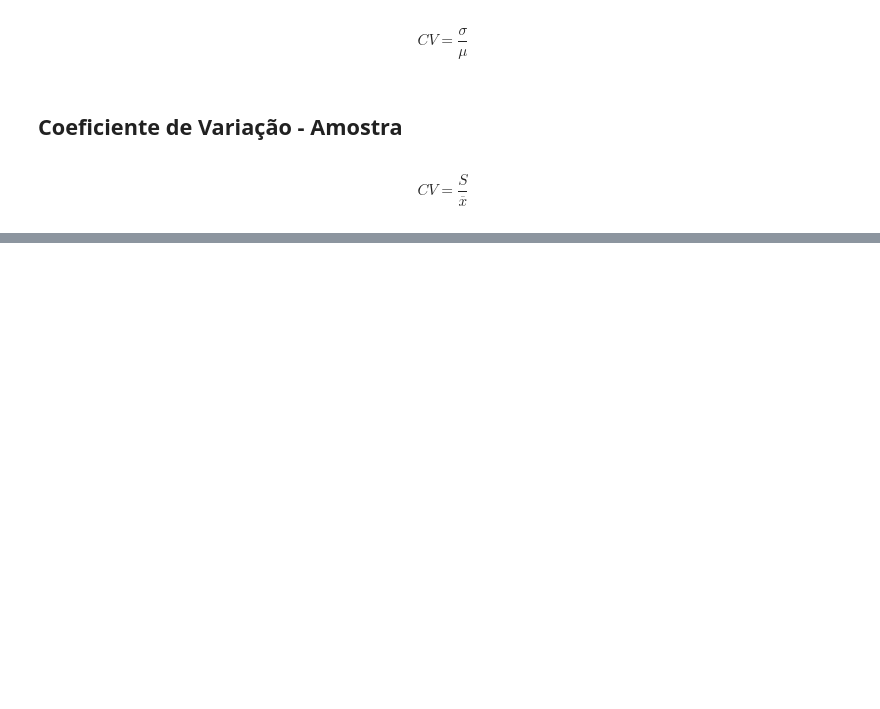
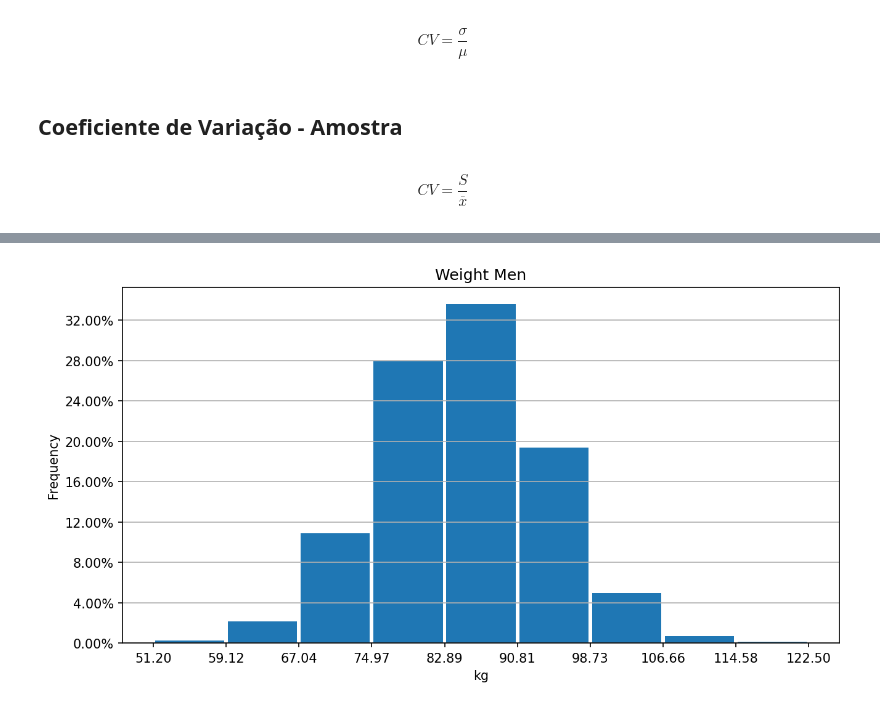
Before and after one commit to gabrielrstan/Data_Science_e_Machine_Learning_com_Estat-stica_e_Python, a Jupyter notebook: 07 - Estatistica/06 - Coeficiente de Variação - Vazio.ipynb, the cells around one changed output, grey strips where cells are left out. Saved outputs shown, nothing was run; the diff lists cells and outputs as text; code cells hidden in the pictures; blank space fills up the shorter version.

```diff
--- a/07 - Estatistica/06 - Coeficiente de Variação - Vazio.ipynb
+++ b/07 - Estatistica/06 - Coeficiente de Variação - Vazio.ipynb
@@ -194,0 +226,2 @@ $$CV = {\frac S {\overline {x}}}$$
+# %%
+data['Weight_kg'] = data['Weight'] * 0.4535922
@@ -194,0 +237,2 @@ $$CV = {\frac S {\overline {x}}}$$
+# %%
+data['Weight_kg'] = data['Weight_kg'].round(1)
@@ -194,0 +248,7 @@ $$CV = {\frac S {\overline {x}}}$$
+# %%
+weight_women = data.loc[data['Gender'] == 'Female']['Weight_kg']
+weight_men = data.loc[data['Gender'] == 'Male']['Weight_kg']
+# %%
+create_histogram(9, weight_men, 'Weight Men', 'kg')
+# %% [output]
+[figure, added]
```
Also changed, not shown: parts of 25 cells of this notebook.
